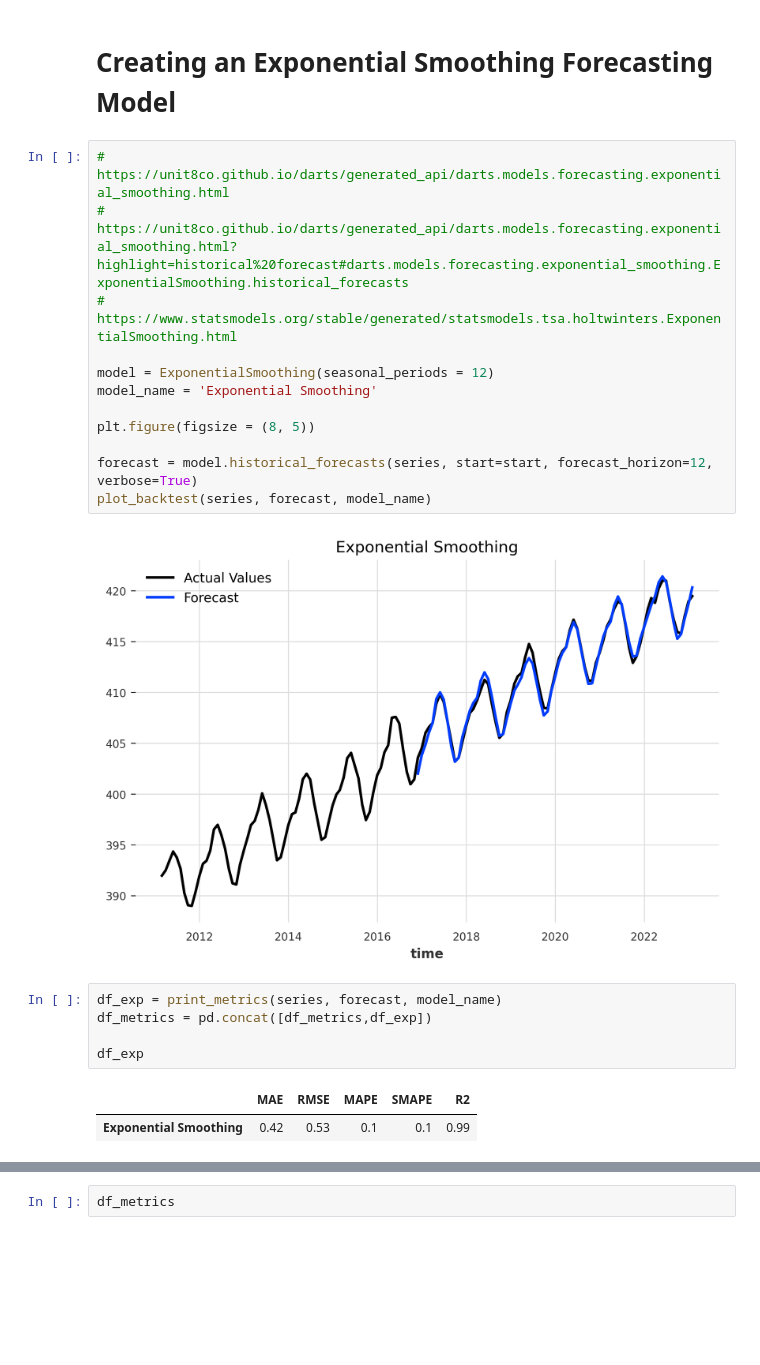
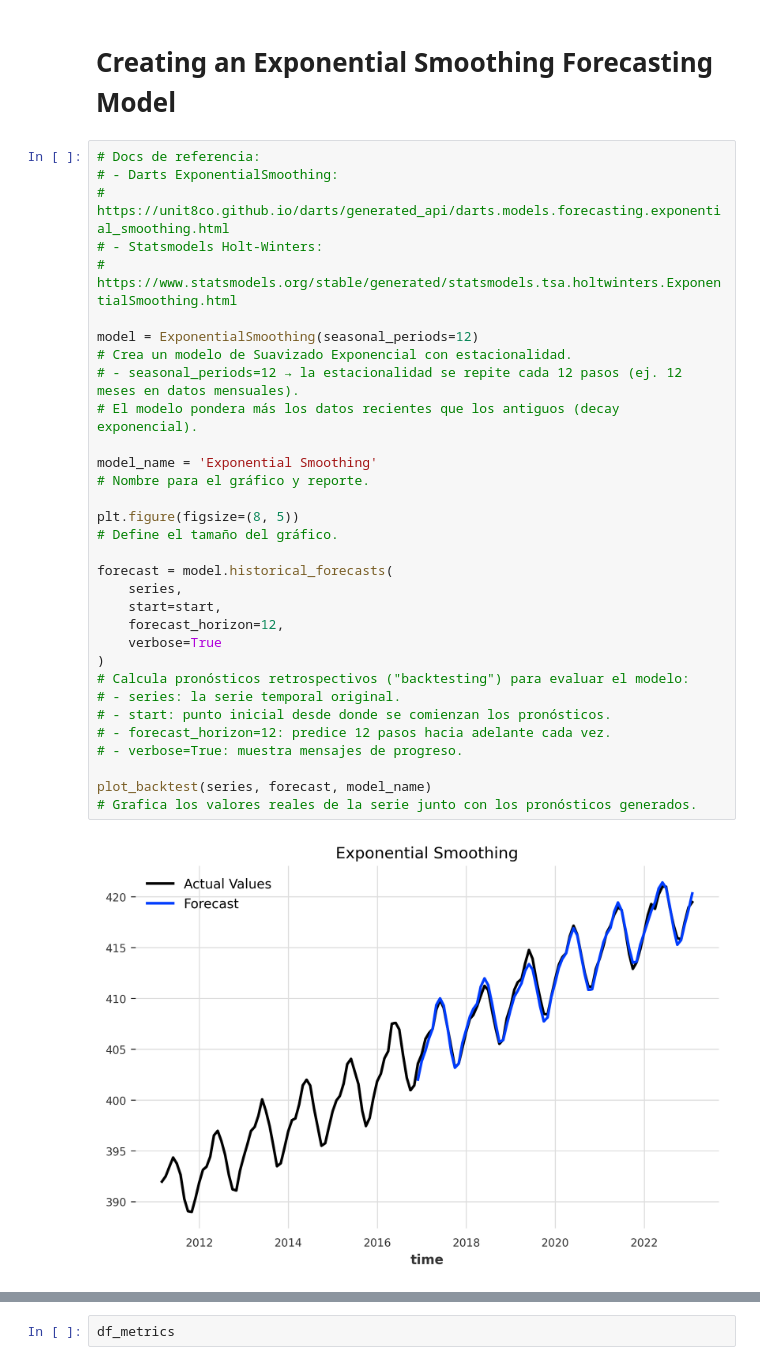
Before and after one commit to JuanCordoneda/Machine-Learning, a Jupyter notebook: 10 - SERIES TEMPORALES/2 - SERIES_TEMPORALES_CO2_MAUNA_LOA.ipynb, the cells around one changed output, grey strips where cells are left out. Saved outputs shown, nothing was run; the diff lists cells and outputs as text; blank space fills up the shorter version.

```diff
--- a/10 - SERIES TEMPORALES/2 - SERIES_TEMPORALES_CO2_MAUNA_LOA.ipynb
+++ b/10 - SERIES TEMPORALES/2 - SERIES_TEMPORALES_CO2_MAUNA_LOA.ipynb
@@ -270,25 +340,37 @@ df_metrics
 | Naive Seasonal | 2.39 | 2.45 | 0.58 | 0.58 | 0.73 |
 # %% [markdown]
 # Creating an Exponential Smoothing Forecasting Model
-# %%
-# https://unit8co.github.io/darts/generated_api/darts.models.forecasting.exponential_smoothing.html
-# https://unit8co.github.io/darts/generated_api/darts.models.forecasting.exponential_smoothing.html?highlight=historical%20forecast#darts.models.forecasting.exponential_smoothing.ExponentialSmoothing.historical_forecasts
-# https://www.statsmodels.org/stable/generated/statsmodels.tsa.holtwinters.ExponentialSmoothing.html
-
-model = ExponentialSmoothing(seasonal_periods = 12)
-model_name = 'Exponential Smoothing'
-
-plt.figure(figsize = (8, 5))
-
-forecast = model.historical_forecasts(series, start=start, forecast_horizon=12, verbose=True)
-plot_backtest(series, forecast, model_name)
-# %% [output]
-[figure, removed]
-# %%
-df_exp = print_metrics(series, forecast, model_name)
-df_metrics = pd.concat([df_metrics,df_exp])
-
-df_exp
-# %% [output]
-|  | MAE | RMSE | MAPE | SMAPE | R2 |
-| Exponential Smoothing | 0.42 | 0.53 | 0.1 | 0.1 | 0.99 |
+# %%
+# Docs de referencia:
+# - Darts ExponentialSmoothing:
+#   https://unit8co.github.io/darts/generated_api/darts.models.forecasting.exponential_smoothing.html
+# - Statsmodels Holt-Winters:
+#   https://www.statsmodels.org/stable/generated/statsmodels.tsa.holtwinters.ExponentialSmoothing.html
+
+model = ExponentialSmoothing(seasonal_periods=12)
+# Crea un modelo de Suavizado Exponencial con estacionalidad.
+# - seasonal_periods=12 → la estacionalidad se repite cada 12 pasos (ej. 12 meses en datos mensuales).
+# El modelo pondera más los datos recientes que los antiguos (decay exponencial).
+
+model_name = 'Exponential Smoothing'
+# Nombre para el gráfico y reporte.
+
+plt.figure(figsize=(8, 5))
+# Define el tamaño del gráfico.
+
+forecast = model.historical_forecasts(
+    series,
+    start=start,
+    forecast_horizon=12,
+    verbose=True
+)
+# Calcula pronósticos retrospectivos ("backtesting") para evaluar el modelo:
+# - series: la serie temporal original.
+# - start: punto inicial desde donde se comienzan los pronósticos.
+# - forecast_horizon=12: predice 12 pasos hacia adelante cada vez.
+# - verbose=True: muestra mensajes de progreso.
+
+plot_backtest(series, forecast, model_name)
+# Grafica los valores reales de la serie junto con los pronósticos generados.
+# %% [output]
+[figure, added]
```
Also changed, not shown: parts of 27 cells of this notebook, 4 other files.
